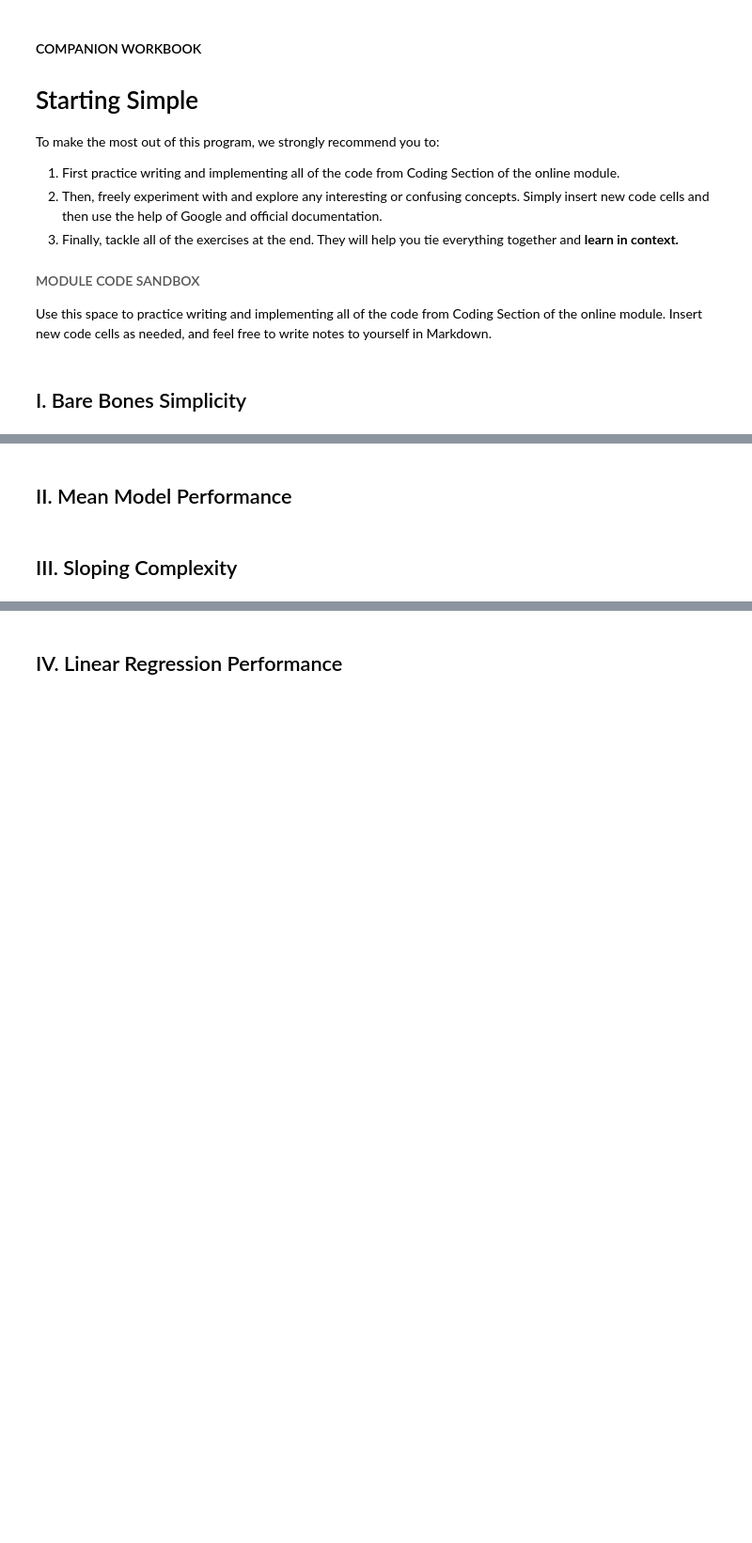
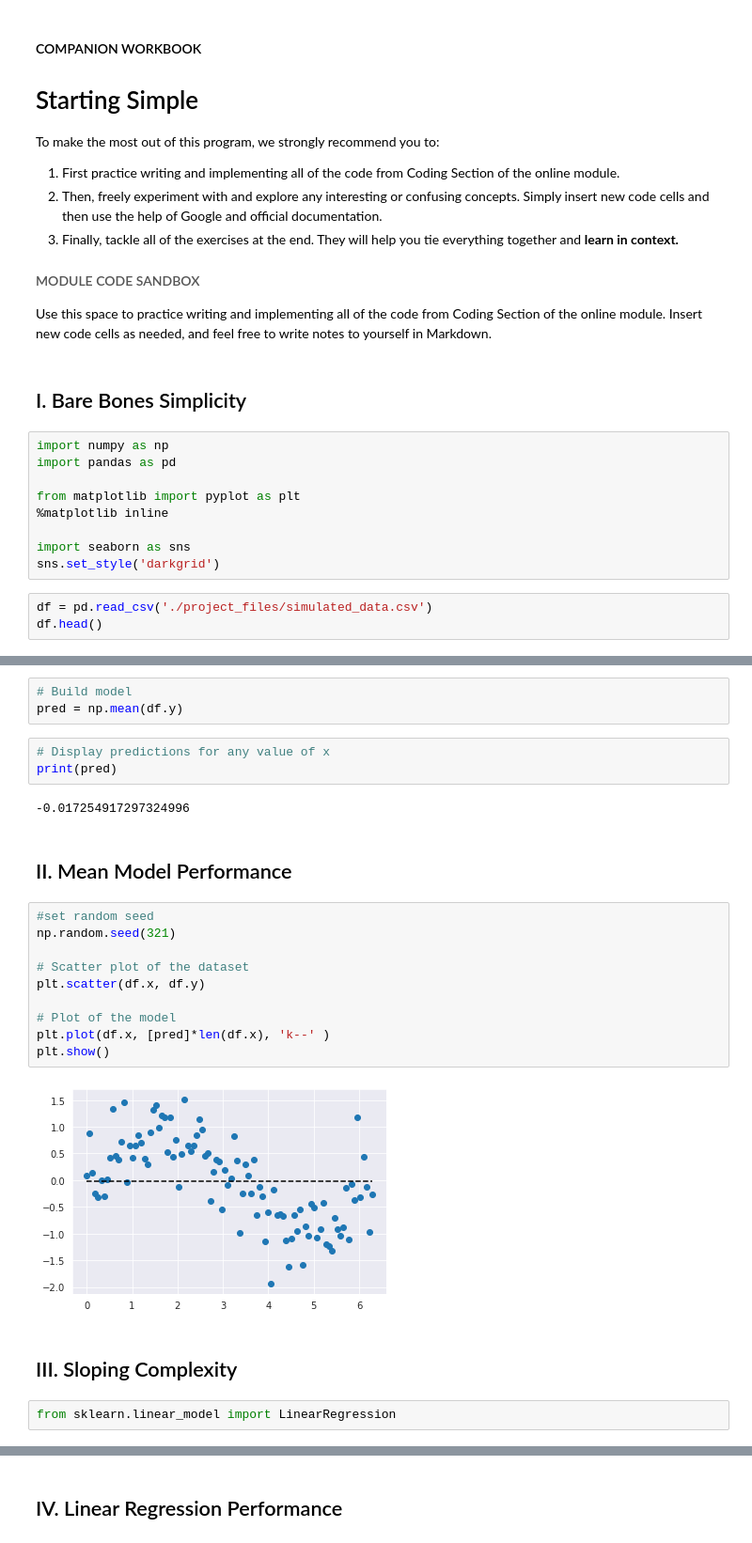
Before and after one commit to cedricsoares/elite_data_science, a Jupyter notebook: 2 - Workbook - Starting Simple.ipynb, the cells around one changed output, grey strips where cells are left out. Shown at 94% size. Drawn from its saved outputs; the diff is of its cells as text; blank space fills up the shorter version.

```diff
--- a/2 - Workbook - Starting Simple.ipynb
+++ b/2 - Workbook - Starting Simple.ipynb
@@ -13,3 +13,15 @@ To make the most out of this program, we strongly recommend you to:
 Use this space to practice writing and implementing all of the code from Coding Section of the online module. Insert new code cells as needed, and feel free to write notes to yourself in Markdown.
 # %% [markdown]
 ## I. Bare Bones Simplicity
+# %%
+import numpy as np
+import pandas as pd
+
+from matplotlib import pyplot as plt
+%matplotlib inline
+
+import seaborn as sns
+sns.set_style('darkgrid')
+# %%
+df = pd.read_csv('./project_files/simulated_data.csv')
+df.head()
@@ -16,4 +35,26 @@ Use this space to practice writing and implementing all of the code from Coding
+# %%
+# Build model
+pred = np.mean(df.y)
+# %%
+# Display predictions for any value of x
+print(pred)
+# %% [output]
+-0.017254917297324996
 # %% [markdown]
 ## II. Mean Model Performance
+# %%
+#set random seed
+np.random.seed(321)
+
+# Scatter plot of the dataset
+plt.scatter(df.x, df.y)
+
+# Plot of the model
+plt.plot(df.x, [pred]*len(df.x), 'k--' )
+plt.show()
+# %% [output]
+[figure, added]
 # %% [markdown]
 ## III. Sloping Complexity
+# %%
+from sklearn.linear_model import LinearRegression
```
Also changed, not shown: parts of 37 cells of this notebook.
